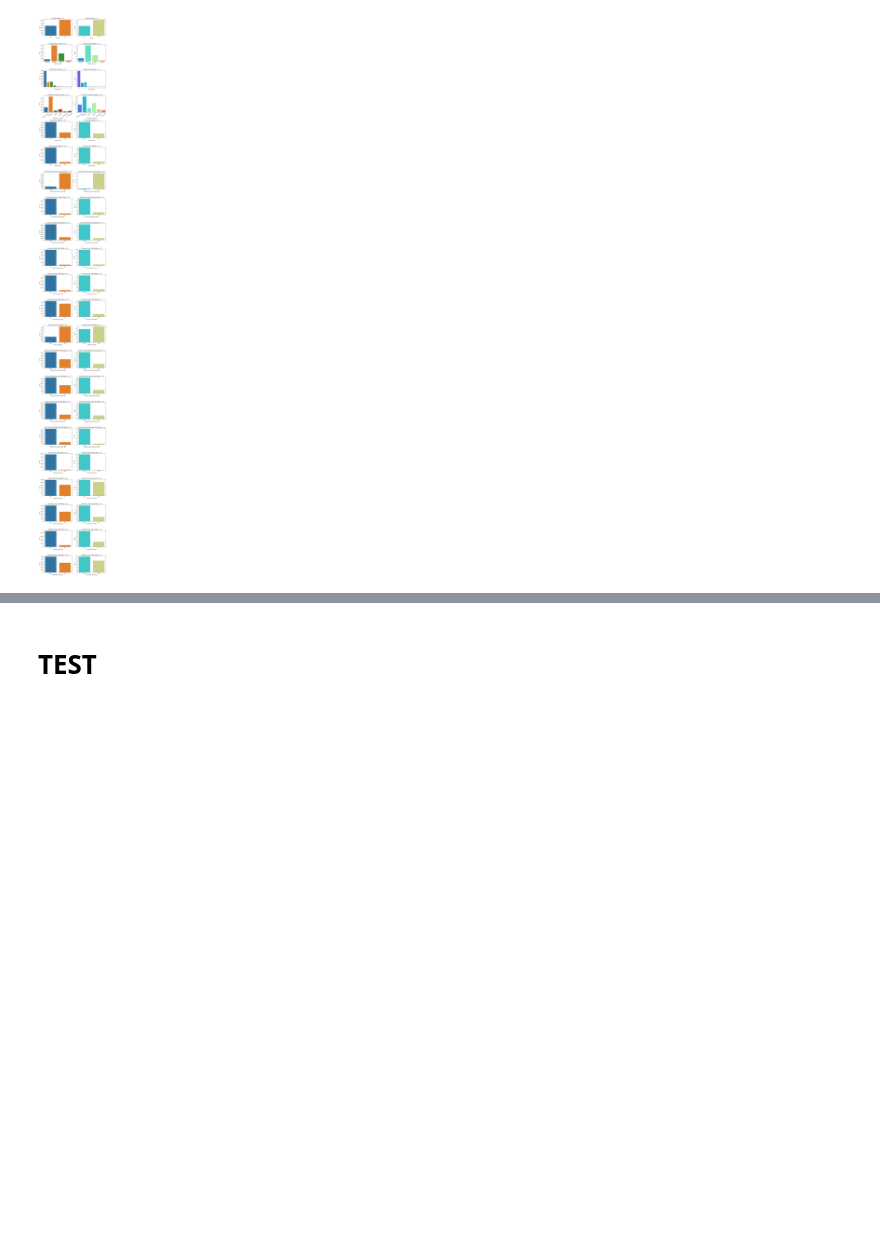
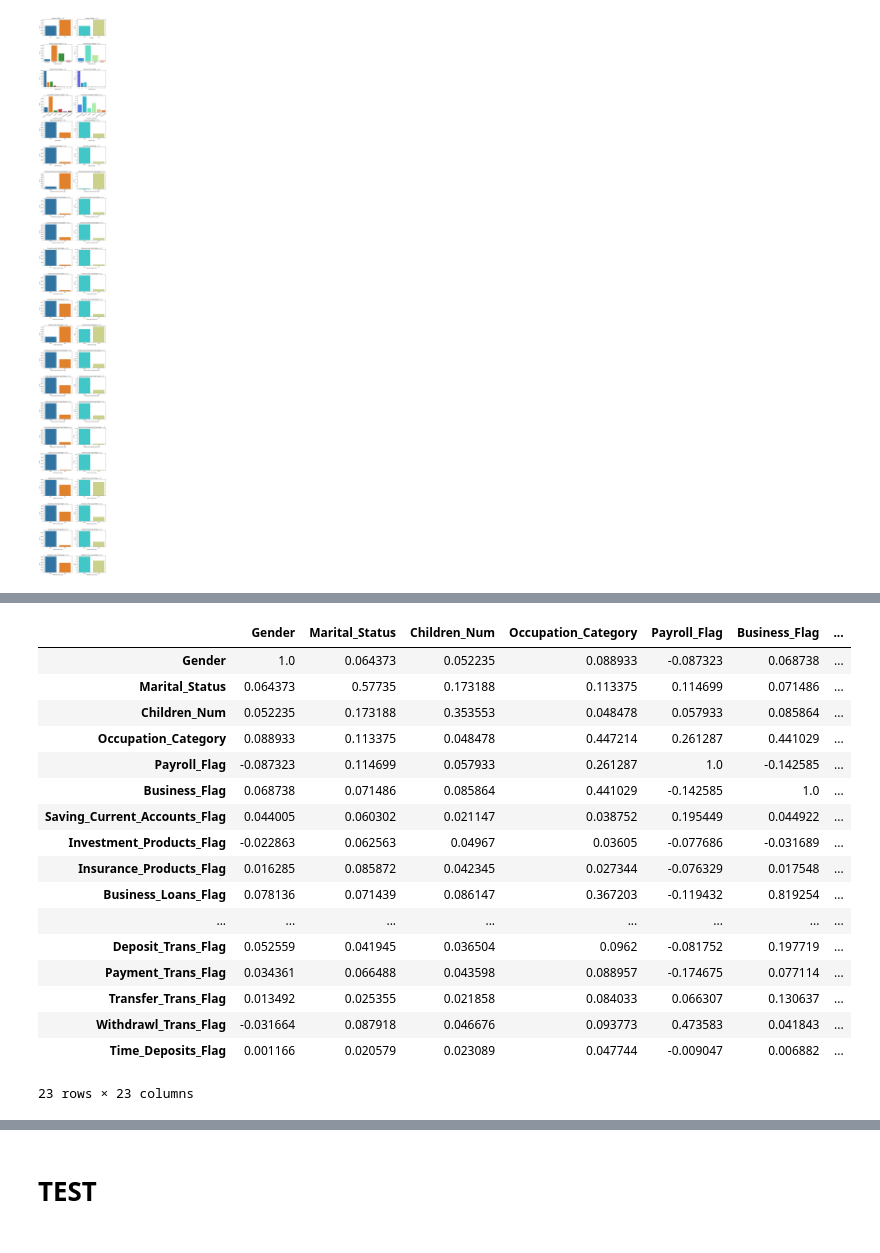
Before and after one commit to Doll03/4IZ480, a Jupyter notebook: Code/notebook.ipynb, the cells around one changed output, grey strips where cells are left out. Drawn from its saved outputs; the diff is of its cells as text; code cells hidden in the pictures; blank space fills up the shorter version.

```diff
--- a/Code/notebook.ipynb
+++ b/Code/notebook.ipynb
@@ -170,0 +165,38 @@ ModuleNotFoundError: No module named 'sklearn'
+# %%
+cat_vars = list(dataset[cat_v_list].describe().transpose().index)+["Time_Deposits_Flag"]
+
+for i in cat_vars:
+    dataset[i] = dataset[i].astype("category")
+cat_corr_mat = pd.DataFrame(columns = cat_vars, index = cat_vars)
+
+for row in cat_corr_mat.index:
+    for col in cat_corr_mat.columns:
+        if (dataset[row].nunique() == 2) and ((dataset[col].nunique() == 2)):
+            bin_var1, bin_var2 = dataset[col].astype("int"), dataset[row].astype("int")
+            phi = matthews_corrcoef(bin_var1, bin_var2)
+            cat_corr_mat.loc[row, col] = phi
+        elif (dataset[row].nunique() > 2) or ((dataset[col].nunique() > 2)):
+            data_crosstab = pd.crosstab(dataset[row], dataset[col])
+            chi2, _, ___, ____ = chi2_contingency(data_crosstab, correction=False)
+            cramer = np.sqrt(chi2/data_crosstab.sum().sum())/ (min(data_crosstab.shape) -1)
+            cat_corr_mat.loc[row, col] = cramer
+cat_corr_mat
+# %% [output]
+|  | Gender | Marital_Status | Children_Num | Occupation_Category | Payroll_Flag | Business_Flag | ... |
+| Gender | 1.0 | 0.064373 | 0.052235 | 0.088933 | -0.087323 | 0.068738 | ... |
+| Marital_Status | 0.064373 | 0.57735 | 0.173188 | 0.113375 | 0.114699 | 0.071486 | ... |
+| Children_Num | 0.052235 | 0.173188 | 0.353553 | 0.048478 | 0.057933 | 0.085864 | ... |
+| Occupation_Category | 0.088933 | 0.113375 | 0.048478 | 0.447214 | 0.261287 | 0.441029 | ... |
+| Payroll_Flag | -0.087323 | 0.114699 | 0.057933 | 0.261287 | 1.0 | -0.142585 | ... |
+| Business_Flag | 0.068738 | 0.071486 | 0.085864 | 0.441029 | -0.142585 | 1.0 | ... |
+| Saving_Current_Accounts_Flag | 0.044005 | 0.060302 | 0.021147 | 0.038752 | 0.195449 | 0.044922 | ... |
+| Investment_Products_Flag | -0.022863 | 0.062563 | 0.04967 | 0.03605 | -0.077686 | -0.031689 | ... |
+| Insurance_Products_Flag | 0.016285 | 0.085872 | 0.042345 | 0.027344 | -0.076329 | 0.017548 | ... |
+| Business_Loans_Flag | 0.078136 | 0.071439 | 0.086147 | 0.367203 | -0.119432 | 0.819254 | ... |
+| ... | ... | ... | ... | ... | ... | ... | ... |
+| Deposit_Trans_Flag | 0.052559 | 0.041945 | 0.036504 | 0.0962 | -0.081752 | 0.197719 | ... |
+| Payment_Trans_Flag | 0.034361 | 0.066488 | 0.043598 | 0.088957 | -0.174675 | 0.077114 | ... |
+| Transfer_Trans_Flag | 0.013492 | 0.025355 | 0.021858 | 0.084033 | 0.066307 | 0.130637 | ... |
+| Withdrawl_Trans_Flag | -0.031664 | 0.087918 | 0.046676 | 0.093773 | 0.473583 | 0.041843 | ... |
+| Time_Deposits_Flag | 0.001166 | 0.020579 | 0.023089 | 0.047744 | -0.009047 | 0.006882 | ... |
+23 rows × 23 columns
```
Also changed, not shown: parts of 5 cells of this notebook.
